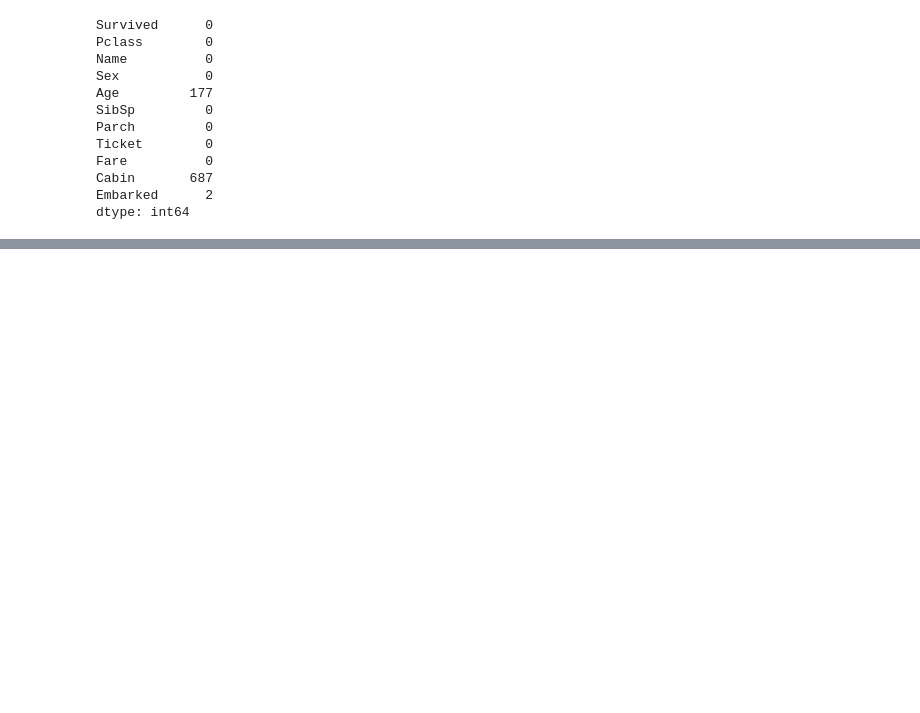
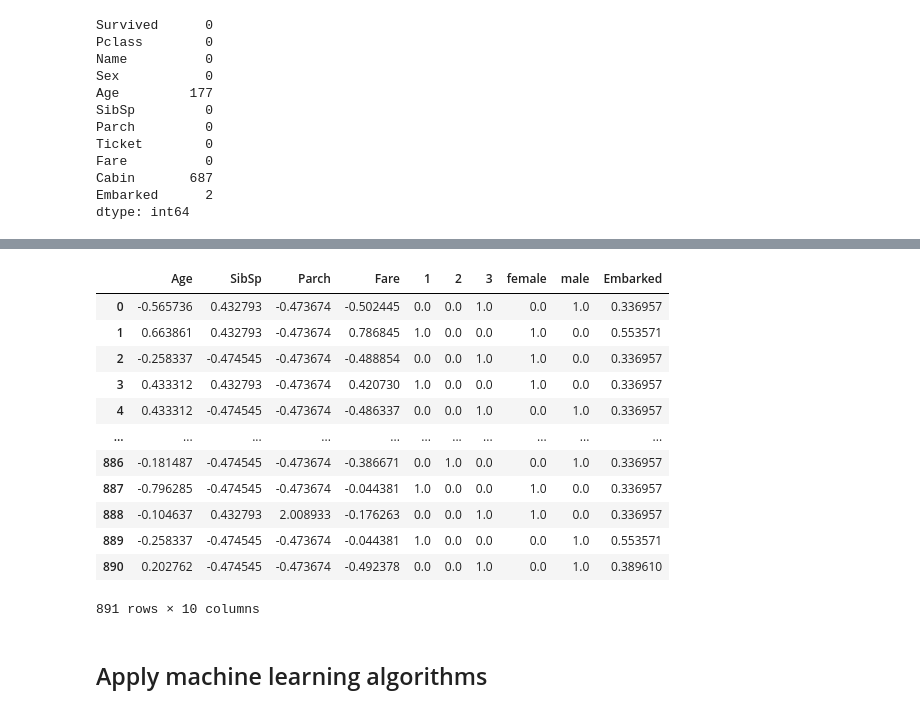
Before and after one commit to Ritik052500/MachineLearning, a Jupyter notebook: Titanic Project/Titianic.ipynb, the cells around one changed output, grey strips where cells are left out. Drawn from its saved outputs; the diff is of its cells as text; code cells hidden in the pictures; blank space fills up the shorter version.

```diff
--- a/Titanic Project/Titianic.ipynb
+++ b/Titanic Project/Titianic.ipynb
@@ -294,0 +151,34 @@ for classifier in classifiers:
+# %%
+from sklearn.compose import ColumnTransformer
+from sklearn.preprocessing import FunctionTransformer
+from sklearn.pipeline import Pipeline
+from sklearn.preprocessing import StandardScaler, OneHotEncoder
+from sklearn.impute import SimpleImputer
+
+num_columns = ['Age', 'SibSp', 'Parch', 'Fare']
+cat_columns = ['Pclass', 'Sex']
+
+num_pipeline = Pipeline([
+    ('imputer', SimpleImputer(strategy='median')),
+    ('scaler', StandardScaler())
+])
+
+cat_pipeline = Pipeline([
+    ('imputer', SimpleImputer(strategy='most_frequent')),
+    ('encoder', OneHotEncoder())
+])
+
+embarked_pipline = Pipeline([
+    ('imputer', SimpleImputer(strategy='most_frequent')),
+    ('mapper', Mapper(embarked_mapper))
+])
+
+
+preprocessor = ColumnTransformer(
+    transformers=[
+        ('num', num_pipeline, num_columns),
+        ('cat', cat_pipeline, cat_columns),
+        ('embarked', embarked_pipline, ['Embarked'])
+    ])
+# %%
+preprocessor.fit(train)
@@ -294,0 +208,22 @@ for classifier in classifiers:
+# %%
+columns = []
+columns.extend(num_columns)
+for column in preprocessor.transformers_[1][1][1].categories_:
+    columns.extend(column)
+columns.extend(['Embarked'])
+# %%
+pd.DataFrame(X_train_prepared, columns=columns)
+# %% [output]
+|  | Age | SibSp | Parch | Fare | 1 | 2 | 3 | female | male | Embarked |
+| 0 | -0.565736 | 0.432793 | -0.473674 | -0.502445 | 0.0 | 0.0 | 1.0 | 0.0 | 1.0 | 0.336957 |
+| 1 | 0.663861 | 0.432793 | -0.473674 | 0.786845 | 1.0 | 0.0 | 0.0 | 1.0 | 0.0 | 0.553571 |
+| 2 | -0.258337 | -0.474545 | -0.473674 | -0.488854 | 0.0 | 0.0 | 1.0 | 1.0 | 0.0 | 0.336957 |
+| 3 | 0.433312 | 0.432793 | -0.473674 | 0.420730 | 1.0 | 0.0 | 0.0 | 1.0 | 0.0 | 0.336957 |
+| 4 | 0.433312 | -0.474545 | -0.473674 | -0.486337 | 0.0 | 0.0 | 1.0 | 0.0 | 1.0 | 0.336957 |
+| ... | ... | ... | ... | ... | ... | ... | ... | ... | ... | ... |
+| 886 | -0.181487 | -0.474545 | -0.473674 | -0.386671 | 0.0 | 1.0 | 0.0 | 0.0 | 1.0 | 0.336957 |
+| 887 | -0.796285 | -0.474545 | -0.473674 | -0.044381 | 1.0 | 0.0 | 0.0 | 1.0 | 0.0 | 0.336957 |
+| 888 | -0.104637 | 0.432793 | 2.008933 | -0.176263 | 0.0 | 0.0 | 1.0 | 1.0 | 0.0 | 0.336957 |
+| 889 | -0.258337 | -0.474545 | -0.473674 | -0.044381 | 1.0 | 0.0 | 0.0 | 0.0 | 1.0 | 0.553571 |
+| 890 | 0.202762 | -0.474545 | -0.473674 | -0.492378 | 0.0 | 0.0 | 1.0 | 0.0 | 1.0 | 0.389610 |
+891 rows × 10 columns
@@ -294,0 +234,2 @@ for classifier in classifiers:
+# %% [markdown]
+## Apply machine learning algorithms
```
Also changed, not shown: parts of 49 cells of this notebook, 2 other files.
